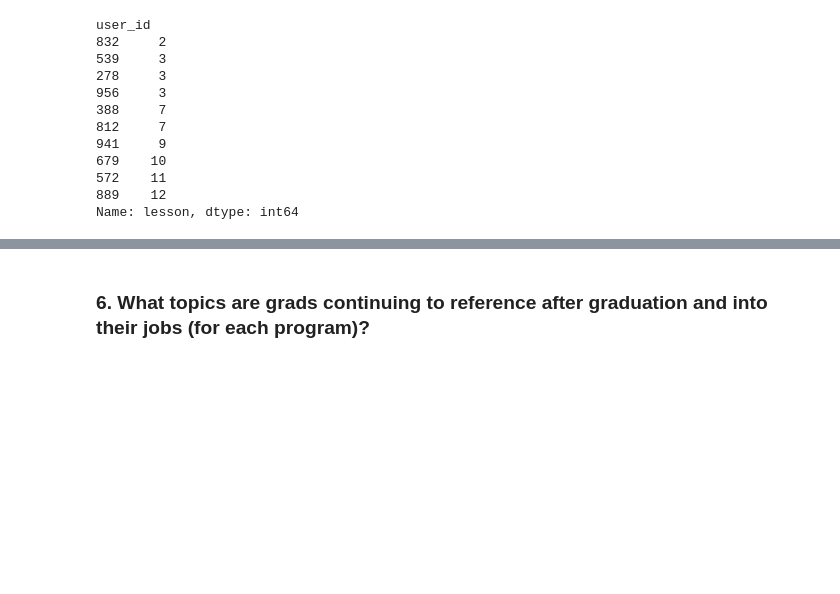
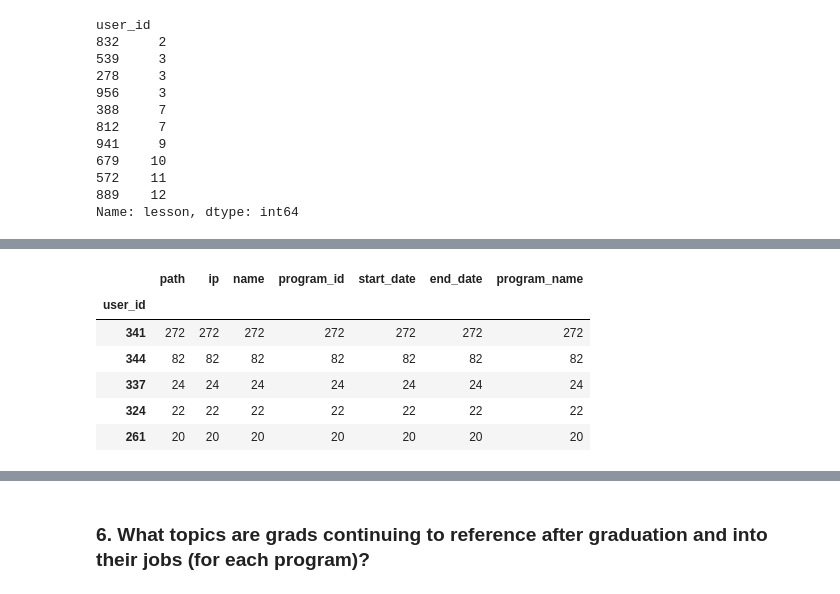
Before and after one commit to LastMinuteAnswer/Codeup_Anomaly_Detection, a Jupyter notebook: Final_Report.ipynb, the cells around one changed output, grey strips where cells are left out. Saved outputs shown, nothing was run; the diff lists cells and outputs as text; code cells hidden in the pictures; blank space fills up the shorter version.

```diff
--- a/Final_Report.ipynb
+++ b/Final_Report.ipynb
@@ -89,0 +167,11 @@ active[active.user_id.isin([832, 539, 278, 956, 388, 812, 941, 679, 572, 889])].
+# %%
+# Let's take a look at that day and see if we can find the ip that accessed 272 pages in 4 seconds
+df['2019-03-03'].groupby('user_id').agg('count').sort_values('path', ascending= False).head()
+# %% [output]
+|  | path | ip | name | program_id | start_date | end_date | program_name |
+| user_id |  |  |  |  |  |  |  |
+| 341 | 272 | 272 | 272 | 272 | 272 | 272 | 272 |
+| 344 | 82 | 82 | 82 | 82 | 82 | 82 | 82 |
+| 337 | 24 | 24 | 24 | 24 | 24 | 24 | 24 |
+| 324 | 22 | 22 | 22 | 22 | 22 | 22 | 22 |
+| 261 | 20 | 20 | 20 | 20 | 20 | 20 | 20 |
```
Also changed, not shown: parts of 17 cells of this notebook.
